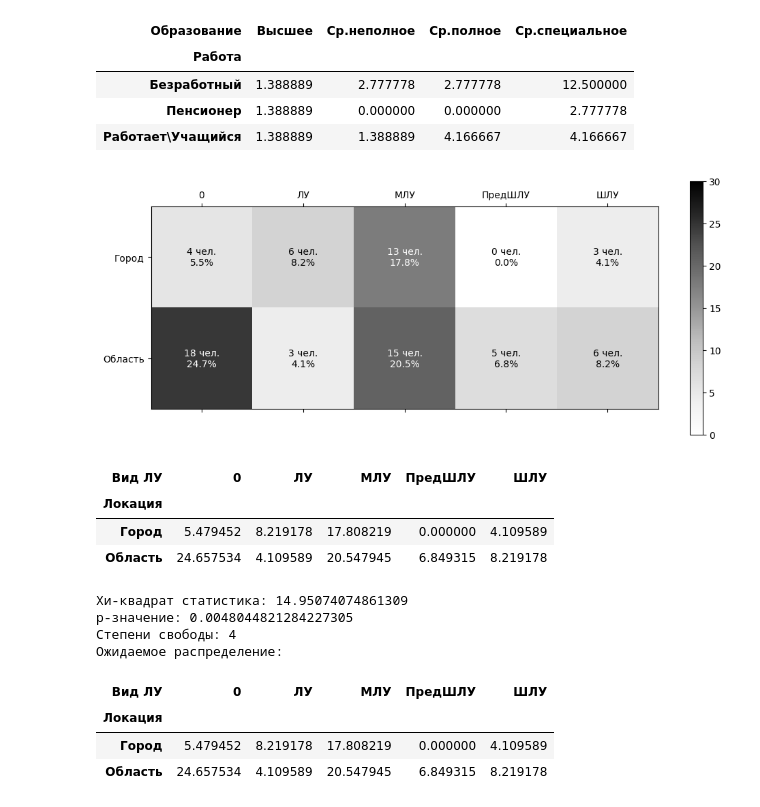
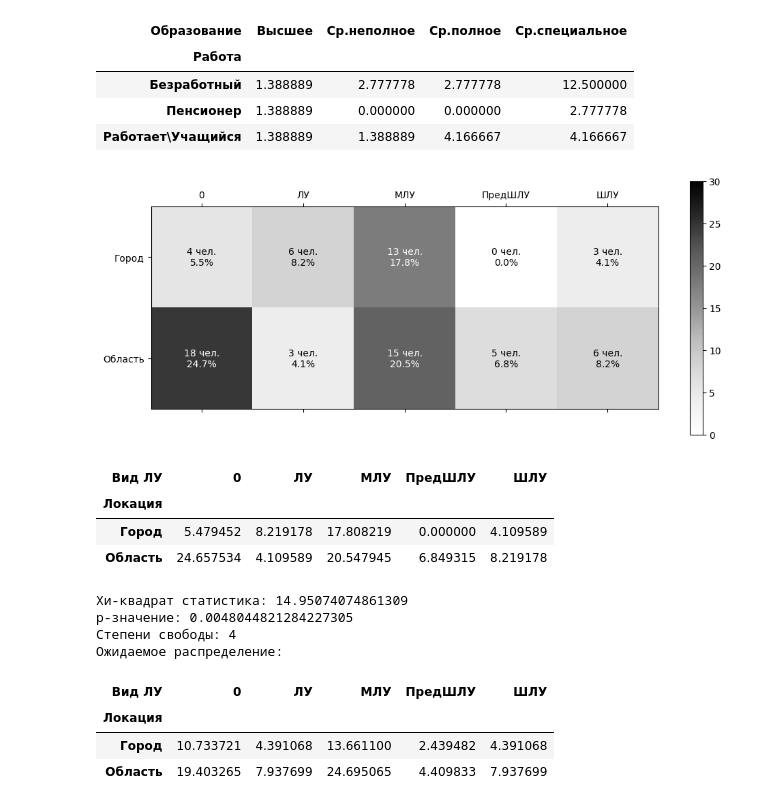
Before and after one commit to D-314/cyber-tuber, a Jupyter notebook: processing.ipynb, the cells around one changed output. Saved outputs shown, nothing was run; the diff lists cells and outputs as text; code cells hidden in the pictures.

```diff
--- a/processing.ipynb
+++ b/processing.ipynb
@@ -197,37 +197,37 @@ plt.matshow(subset_norm, cmap='Greys', vmin=0, vmax=max)
 ax = plt.gca()
 # Добавляем надписи
 for (((i,j),z1),((_,_),z2)) in zip(np.ndenumerate(subset), np.ndenumerate(subset_norm)):
     text_color = 'white' if subset_norm.iloc[i, j] > 10 else 'black'
     ax.text(j, i, '{:d} чел.\n{:0.1f}%'.format(int(z1), z2), ha='center', va='center', color=text_color)
 plt.xticks(range(len(subset_norm.columns)), subset_norm.columns)
 plt.yticks(range(len(subset_norm.index)), subset_norm.index)
 plt.colorbar()
 plt.show()
 display(HTML(subset_norm.to_html()))
 observed_data = subset_norm.values
 # Переставляем строки в соответствии с предположением
-if sum(observed_data[0]) > sum(observed_data[1]):
-    observed_data = [observed_data[1], observed_data[0]]
+# if sum(observed_data[0]) > sum(observed_data[1]):
+#    observed_data = [observed_data[1], observed_data[0]]
 
 chi2_stat, p_val, dof, expected_data = chi2_contingency(observed_data)
 print("Хи-квадрат статистика:", chi2_stat)
 print("p-значение:", p_val)
 print("Степени свободы:", dof)
 print("Ожидаемое распределение:")
-observed_data = pd.DataFrame(observed_data, index = subset_norm.index, columns = subset_norm.columns)
-del freqs,norm_freqs,subset,subset_norm,i,j,z1,z2,ax,text_color,max
-observed_data
+expected_data = pd.DataFrame(expected_data, index = subset_norm.index, columns = subset_norm.columns)
+display(HTML(expected_data.to_html()))
+del freqs,norm_freqs,subset,subset_norm,observed_data,expected_data,dof,chi2_stat,p_val,i,j,z1,z2,ax,text_color,max,col1,col2
 # %% [output]
 [figure]
 | Вид ЛУ | 0 | ЛУ | МЛУ | ПредШЛУ | ШЛУ |
 | Локация |  |  |  |  |  |
 | Город | 5.479452 | 8.219178 | 17.808219 | 0.000000 | 4.109589 |
 | Область | 24.657534 | 4.109589 | 20.547945 | 6.849315 | 8.219178 |
 Хи-квадрат статистика: 14.95074074861309
 p-значение: 0.0048044821284227305
 Степени свободы: 4
 Ожидаемое распределение:
 | Вид ЛУ | 0 | ЛУ | МЛУ | ПредШЛУ | ШЛУ |
 | Локация |  |  |  |  |  |
-| Город | 5.479452 | 8.219178 | 17.808219 | 0.000000 | 4.109589 |
-| Область | 24.657534 | 4.109589 | 20.547945 | 6.849315 | 8.219178 |
+| Город | 10.733721 | 4.391068 | 13.661100 | 2.439482 | 4.391068 |
+| Область | 19.403265 | 7.937699 | 24.695065 | 4.409833 | 7.937699 |
```
Also changed, not shown: parts of 1 cell of this notebook.
